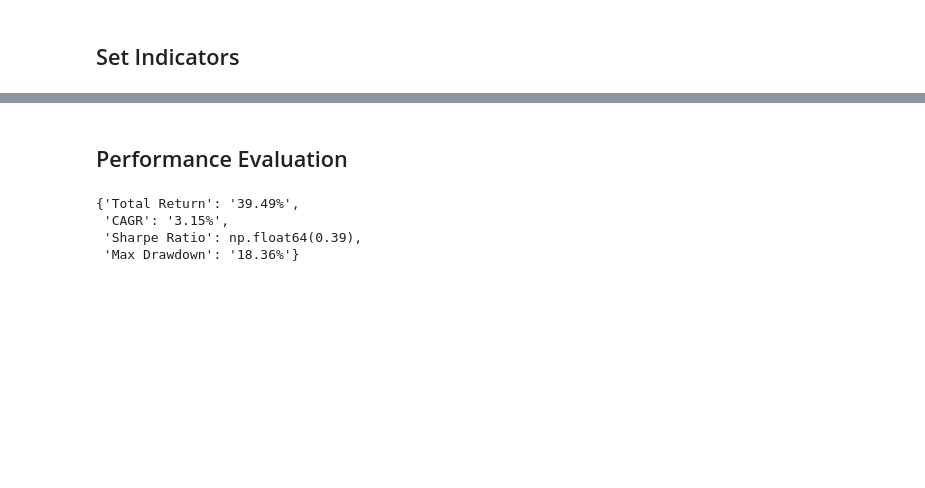
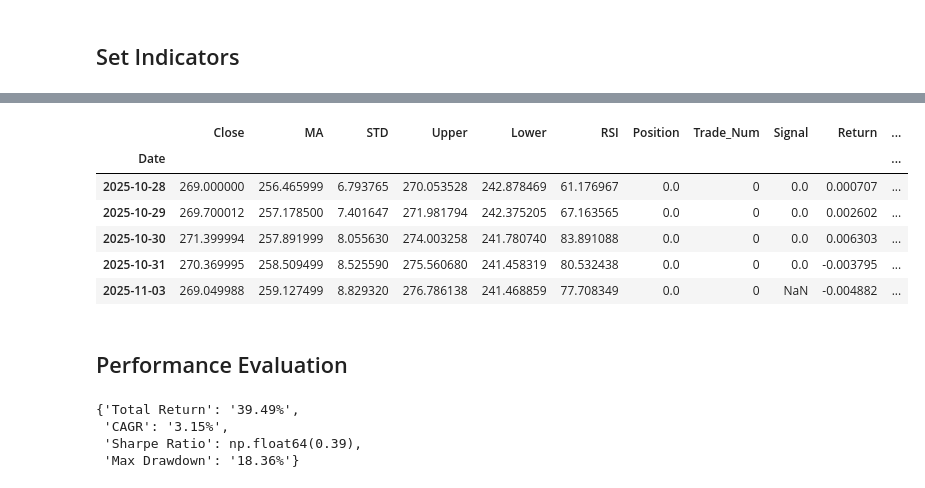
Before and after one commit to JamieW365/trading_algos, a Jupyter notebook: project2_bollinger/bollinger_mean_reversion.ipynb, the cells around one changed output, grey strips where cells are left out. Cells and saved outputs as stored; diff of their text form; code cells hidden in the pictures; blank space fills up the shorter version.

Commit message:
add function definitions to bollinger

```diff
--- a/project2_bollinger/bollinger_mean_reversion.ipynb
+++ b/project2_bollinger/bollinger_mean_reversion.ipynb
@@ -88,15 +82,3 @@ Conditions:
 * Long when price < lower band AND RSI < 30 (oversold)
 * Short when price > upper band AND RSI > 70 (overbought)
 * Exit when price crosses back towards MA
-# %%
-df["Signal"] = 0
-df.loc[(df["Close"] > df["Upper"]) & (df["RSI"] > 70), "Signal"] = -1
-df.loc[(df["Close"] < df["Lower"]) & (df["RSI"] < 30), "Signal"] = 1
-
-
-# Optional: flat position when price returns inside bands
-df.loc[df["Close"].between(df["Lower"], df["Upper"]), "Signal"] = 0
-
-# Avoid lookahead bias
-df["Position"] = df["Signal"].shift(1)
-# df.dropna(inplace=True)
@@ -128,7 +85,25 @@ Name: count, dtype: int64
 # %%
+# Function to run a full backtest on the bollinger mean reversion & RSI method
 def bollinger(df,
               exit_method: str = 'bound',
               trade_fee: float = 0) -> pd.DataFrame:
+
+    '''
+        Function to run a full backtest on the bollinger mean reversion & RSI method with optional exit methods
+
+        Parameters:
+            df:
+                Pandas DataFrame containing periodic close price data
+
+            exit_method: Optional exit strategies, default = "bound":
+                Parameter options:
+                    * bound - Exit LONG trades when the price crosses the lower bollinger band from below & Exit SHORT trades when the price crosses the upper bollinger band from above
+                    * ma - Exit LONG & SHORT trades when the price touches the moving average
+                    * single - Exit position after a single period of trading
+
+            trade_fee:
+                Optional inclusion of trade fee losses
+    '''
 
     if exit_method not in ['bound', 'ma', 'single']:
         raise Exception('exit_method must be one of: "bound", "ma", "single"')
@@ -197,5 +172,3 @@ def bollinger(df,
     df['BuyHold_Curve'] = (1 + df['Return']).cumprod()
 
     return df
-
-bollinger(df, 'ma', trade_fee = 0.01)
@@ -269,8 +174,0 @@ Name: count, dtype: int64
-# %%
-df['Return'] = df['Close'].pct_change()
-df['Strategy'] = df['Position'] * df['Return']
-
-df['Strategy_Curve'] = (1 + df['Strategy']).cumprod()
-df['BuyHold_Curve'] = (1 + df['Return']).cumprod()
-
-df
@@ -292,3 +175,15 @@ df
+# %%
+# Runing a backtest on the bollinger method using a bound exit strategy, not accounting for any trading fee losses
+df_backtest = bollinger(df, exit_method='bound', trade_fee=0)
+df_backtest.tail()
+# %% [output]
+|  | Close | MA | STD | Upper | Lower | RSI | Position | Trade_Num | Signal | Return | ... |
+| Date |  |  |  |  |  |  |  |  |  |  | ... |
+| 2025-10-28 | 269.000000 | 256.465999 | 6.793765 | 270.053528 | 242.878469 | 61.176967 | 0.0 | 0 | 0.0 | 0.000707 | ... |
+| 2025-10-29 | 269.700012 | 257.178500 | 7.401647 | 271.981794 | 242.375205 | 67.163565 | 0.0 | 0 | 0.0 | 0.002602 | ... |
+| 2025-10-30 | 271.399994 | 257.891999 | 8.055630 | 274.003258 | 241.780740 | 83.891088 | 0.0 | 0 | 0.0 | 0.006303 | ... |
+| 2025-10-31 | 270.369995 | 258.509499 | 8.525590 | 275.560680 | 241.458319 | 80.532438 | 0.0 | 0 | 0.0 | -0.003795 | ... |
+| 2025-11-03 | 269.049988 | 259.127499 | 8.829320 | 276.786138 | 241.468859 | 77.708349 | 0.0 | 0 | NaN | -0.004882 | ... |
 # %% [markdown]
 ## Performance Evaluation
 # %%
```
Also changed, not shown: parts of 17 cells of this notebook.
